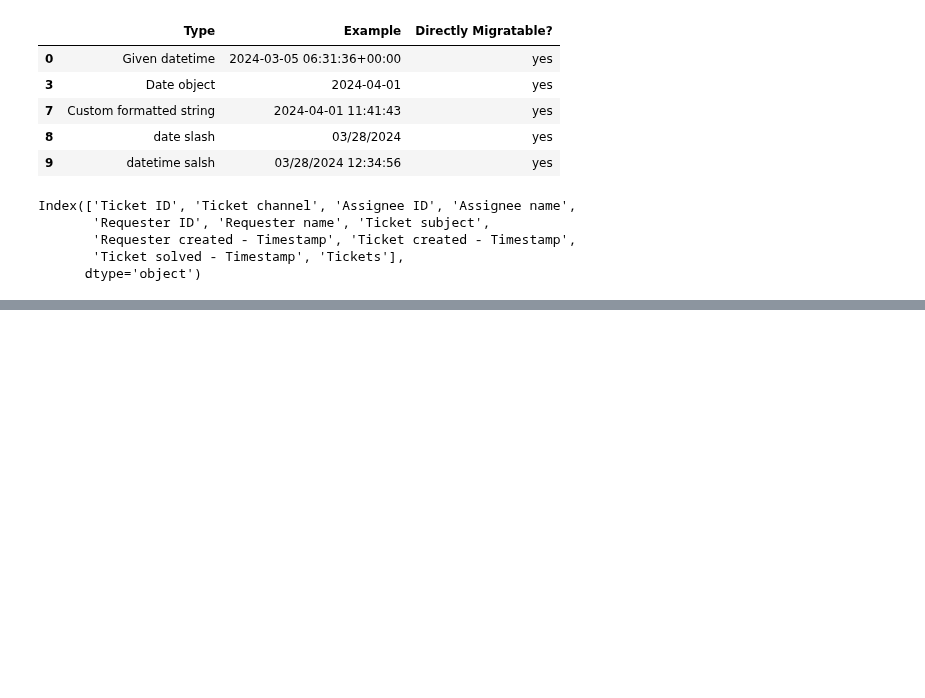
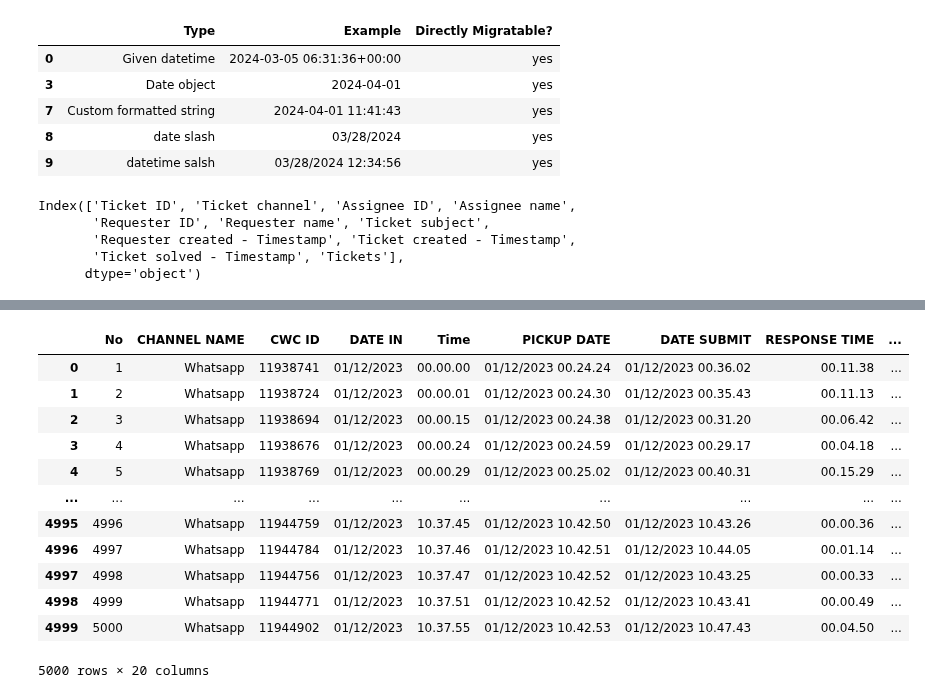
Before and after one commit to masterA88/dataquality2-new, a Jupyter notebook: Data_Quality_Tests.ipynb, the cells around one changed output, grey strips where cells are left out. Drawn from its saved outputs; the diff is of its cells as text; code cells hidden in the pictures; blank space fills up the shorter version.

```diff
--- a/Data_Quality_Tests.ipynb
+++ b/Data_Quality_Tests.ipynb
@@ -1966,0 +1963,19 @@ array(['4,05257E+16', '4,05303E+16', '4,05258E+16'], dtype=object)
+# %%
+# read te dataset
+file_path="/Users/ikawahyuni/dataquality/sample/CWC WA_Omni4_csv.csv"
+df=pd.read_csv(file_path,delimiter=';')
+df
+# %% [output]
+|  | No | CHANNEL NAME | CWC ID | DATE IN | Time | PICKUP DATE | DATE SUBMIT | RESPONSE TIME | ... |
+| 0 | 1 | Whatsapp | 11938741 | 01/12/2023 | 00.00.00 | 01/12/2023 00.24.24 | 01/12/2023 00.36.02 | 00.11.38 | ... |
+| 1 | 2 | Whatsapp | 11938724 | 01/12/2023 | 00.00.01 | 01/12/2023 00.24.30 | 01/12/2023 00.35.43 | 00.11.13 | ... |
+| 2 | 3 | Whatsapp | 11938694 | 01/12/2023 | 00.00.15 | 01/12/2023 00.24.38 | 01/12/2023 00.31.20 | 00.06.42 | ... |
+| 3 | 4 | Whatsapp | 11938676 | 01/12/2023 | 00.00.24 | 01/12/2023 00.24.59 | 01/12/2023 00.29.17 | 00.04.18 | ... |
+| 4 | 5 | Whatsapp | 11938769 | 01/12/2023 | 00.00.29 | 01/12/2023 00.25.02 | 01/12/2023 00.40.31 | 00.15.29 | ... |
+| ... | ... | ... | ... | ... | ... | ... | ... | ... | ... |
+| 4995 | 4996 | Whatsapp | 11944759 | 01/12/2023 | 10.37.45 | 01/12/2023 10.42.50 | 01/12/2023 10.43.26 | 00.00.36 | ... |
+| 4996 | 4997 | Whatsapp | 11944784 | 01/12/2023 | 10.37.46 | 01/12/2023 10.42.51 | 01/12/2023 10.44.05 | 00.01.14 | ... |
+| 4997 | 4998 | Whatsapp | 11944756 | 01/12/2023 | 10.37.47 | 01/12/2023 10.42.52 | 01/12/2023 10.43.25 | 00.00.33 | ... |
+| 4998 | 4999 | Whatsapp | 11944771 | 01/12/2023 | 10.37.51 | 01/12/2023 10.42.52 | 01/12/2023 10.43.41 | 00.00.49 | ... |
+| 4999 | 5000 | Whatsapp | 11944902 | 01/12/2023 | 10.37.55 | 01/12/2023 10.42.53 | 01/12/2023 10.47.43 | 00.04.50 | ... |
+5000 rows × 20 columns
```
Also changed, not shown: parts of 2 cells of this notebook, 12 other files.
